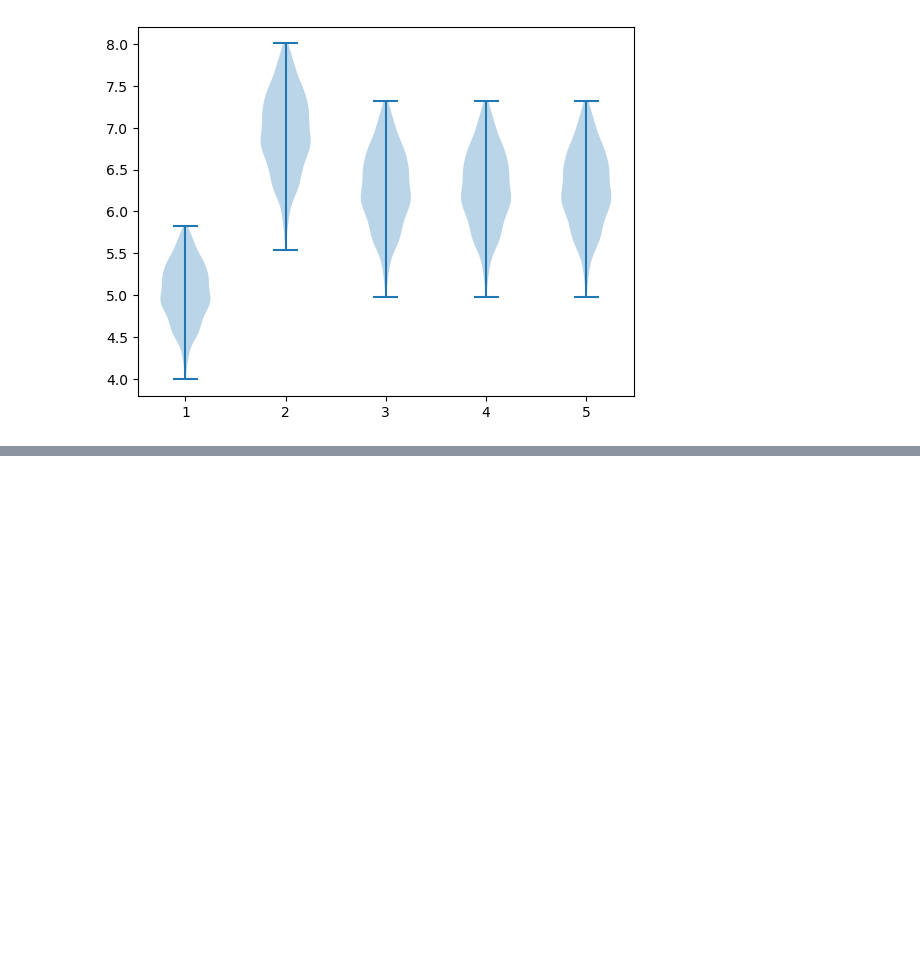
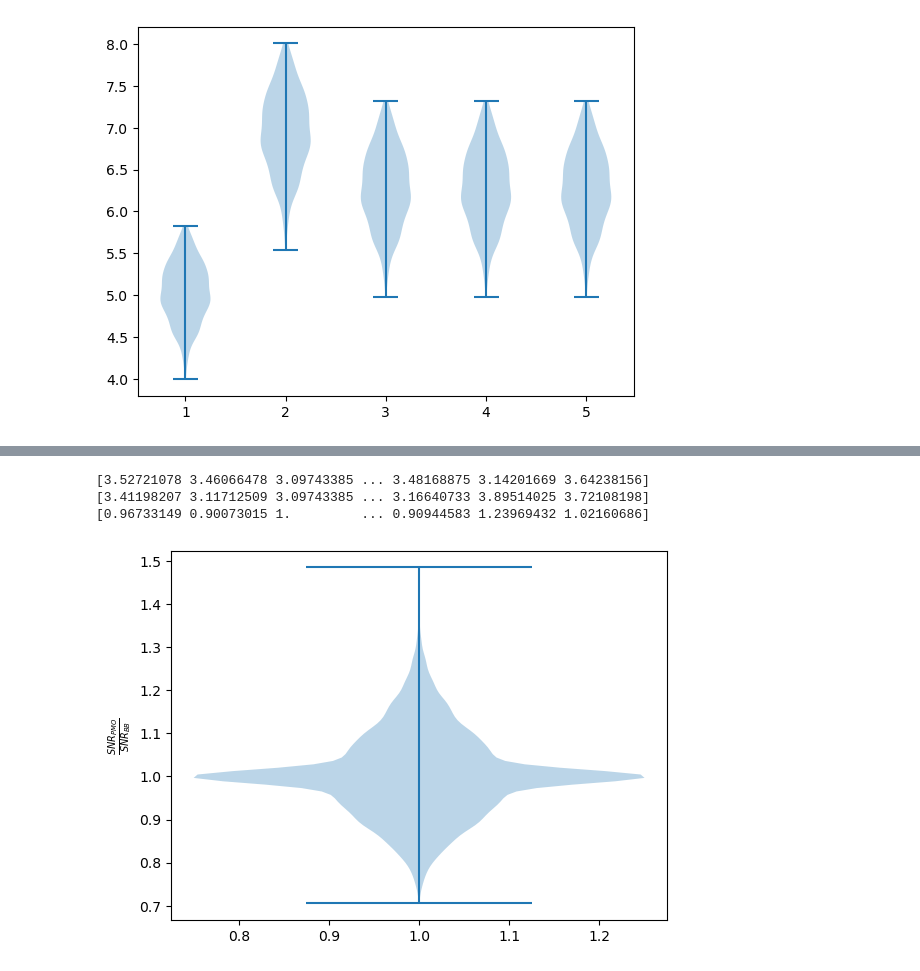
Before and after one commit to spencermagnall/realistic_eos_finite_temp, a Jupyter notebook: PMR_SNRS.ipynb, the cells around one changed output, grey strips where cells are left out. Saved outputs shown, nothing was run; the diff lists cells and outputs as text; code cells hidden in the pictures; blank space fills up the shorter version.

Commit message:
added code/psds for detuned detectors

```diff
--- a/PMR_SNRS.ipynb
+++ b/PMR_SNRS.ipynb
@@ -363,7 +363,7 @@ def inject_PMR_signal_vectorized(f_peaks, network_conf, n_jobs=None):
 
     # Set up parameters that don't change
     sampling_frequency = 16384
-    duration = 20
+    duration = 1.0
     # Ra and dec - sky position is changed randomly
     np.random.seed(42) # This is a HACK FIX!!! we want the binaries to all be the same so we set a seed.
     ra = np.random.uniform(0, 2 * np.pi)  # Right ascension: 0 to 2π
@@ -538,7 +538,7 @@ plt.savefig('SNR_violinplot.png',dpi=500,bbox_inches='tight')
 # The same thing but for cold EOSs
 # Randomly draw 100 PMR from the dataset and calculate peak frequency
 # This probably
-n_PMR = 1000
+n_PMR = 10000
 PMR_samples = all_data.sample(n=n_PMR)
 print(PMR_samples)
 # %% [output]
@@ -597,0 +811,13 @@ plt.violinplot([SNRs,SNRs_CE_het,SNRs_CE_ET,SNRs_CE_ET_NEMO,SNRs_CE_ET_NEMO_A1])
+# %%
+# Onto the actual plots for the paper here
+# Let us first construct our interferometers which we will use to make our violin plots
+# We first want to construct a 20 km Cosmic explorer by reading in the strain data from a txt
+# First setup a
+CE_20_asd_file = './detuned_asds/cosmic_explorer_20km_strain.txt'
+CE_20_PMO_asd_file = './detuned_asds/cosmic_explorer_20km_strain.txt'
+# Single detector
+CE_20 = create_ifo_from_asd_file('CE',CE_20_asd_file)
+print(CE)
+# We then want to do the same for a 20 km Cosmic explorer that is PMO
+CE_20_PMO =create_ifo_from_asd_file('CE',CE_20_PMO_asd_file)
+print(CE_20_PMO)
@@ -597,0 +827,6 @@ plt.violinplot([SNRs,SNRs_CE_het,SNRs_CE_ET,SNRs_CE_ET_NEMO,SNRs_CE_ET_NEMO_A1])
+# %%
+# Now inject our signals
+ifos = bilby.gw.detector.networks.InterferometerList([CE_20])
+SNRs_CE_20 = get_SNRs_from_ifos(PMR_samples,ifos)
+ifos = bilby.gw.detector.networks.InterferometerList([CE_20_PMO])
+SNRs_CE_PMO = get_SNRs_from_ifos(PMR_samples,ifos)
@@ -597,0 +851,12 @@ plt.violinplot([SNRs,SNRs_CE_het,SNRs_CE_ET,SNRs_CE_ET_NEMO,SNRs_CE_ET_NEMO_A1])
+# %%
+print(SNRs_CE_20)
+print(SNRs_CE_PMO)
+SNR_CE_20_norm = SNRs_CE_PMO/SNRs_CE_20
+plt.violinplot(SNR_CE_20_norm)
+plt.ylabel(r'$\frac{SNR_{PMO}}{SNR_{BB}}$')
+print(SNR_CE_20_norm)
+# %% [output]
+[3.52721078 3.46066478 3.09743385 ... 3.48168875 3.14201669 3.64238156]
+[3.41198207 3.11712509 3.09743385 ... 3.16640733 3.89514025 3.72108198]
+[0.96733149 0.90073015 1.         ... 0.90944583 1.23969432 1.02160686]
+[figure, added]
```
Also changed, not shown: parts of 13 cells of this notebook, 4 other files.
